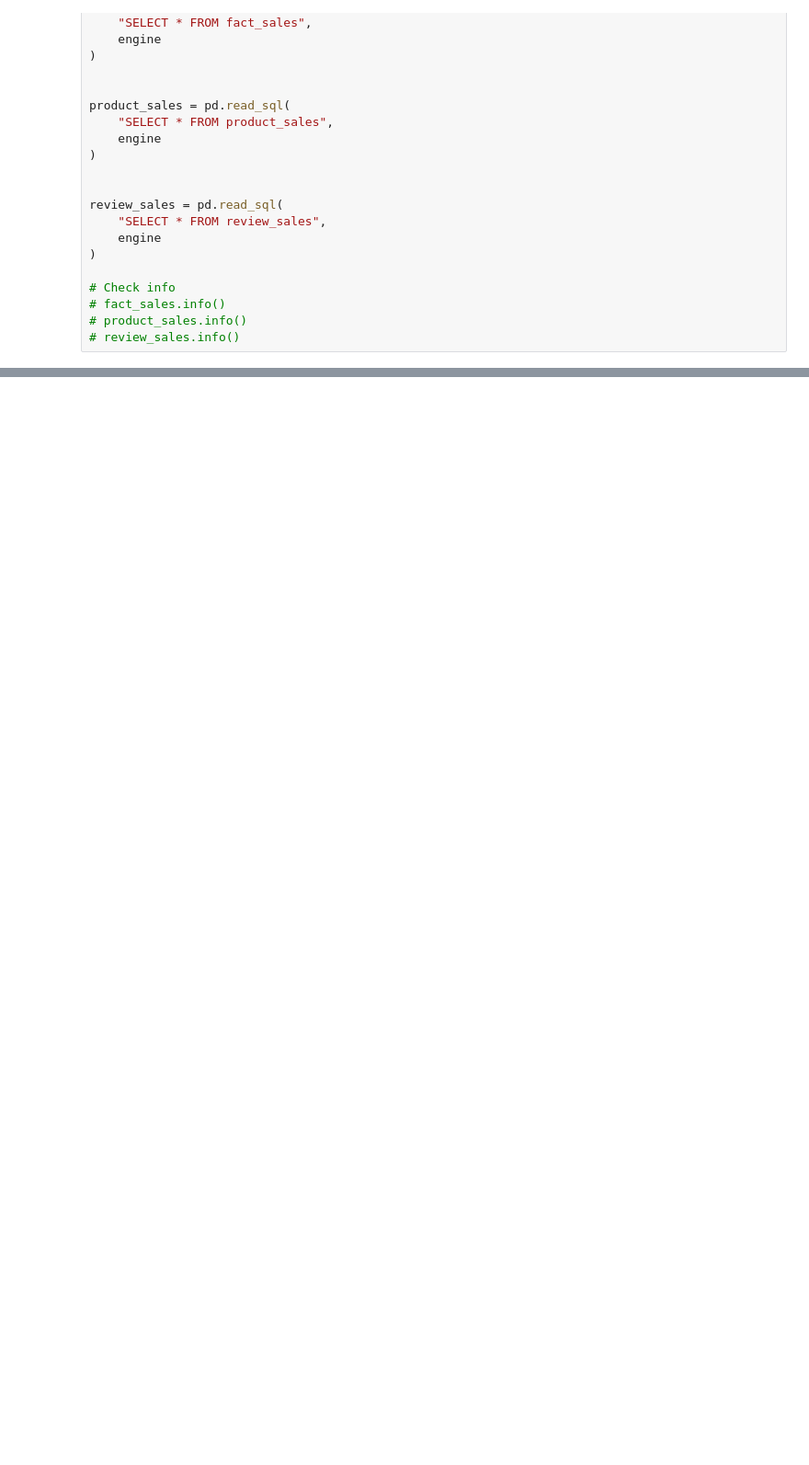
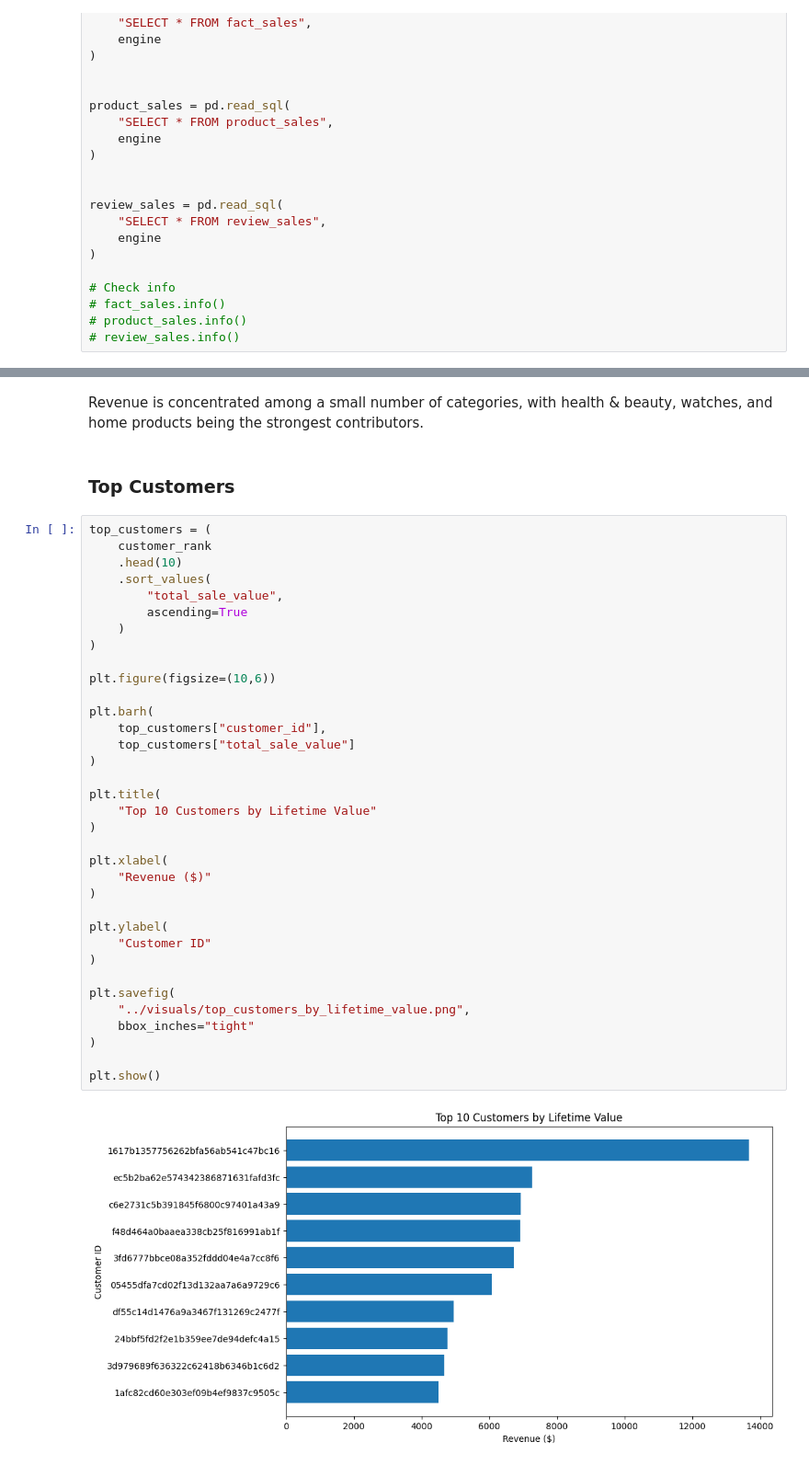
Before and after one commit to benjaminL045/customer-sales-analytics, a Jupyter notebook: python/notebooks/ecommerce_eda.ipynb, the cells around one changed output, grey strips where cells are left out. Shown at 92% size. Saved outputs shown, nothing was run; the diff lists cells and outputs as text; blank space fills up the shorter version.

```diff
--- a/python/notebooks/ecommerce_eda.ipynb
+++ b/python/notebooks/ecommerce_eda.ipynb
@@ -67,0 +896,41 @@ These missing values will be considered during downstream analysis to ensure acc
+# %% [markdown]
+Revenue is concentrated among a small number of categories, with health & beauty, watches, and home products being the strongest contributors.
+# %% [markdown]
+### Top Customers
+# %%
+top_customers = (
+    customer_rank
+    .head(10)
+    .sort_values(
+        "total_sale_value",
+        ascending=True
+    )
+)
+
+plt.figure(figsize=(10,6))
+
+plt.barh(
+    top_customers["customer_id"],
+    top_customers["total_sale_value"]
+)
+
+plt.title(
+    "Top 10 Customers by Lifetime Value"
+)
+
+plt.xlabel(
+    "Revenue ($)"
+)
+
+plt.ylabel(
+    "Customer ID"
+)
+
+plt.savefig(
+    "../visuals/top_customers_by_lifetime_value.png",
+    bbox_inches="tight"
+)
+
+plt.show()
+# %% [output]
+[figure, added]
```
Also changed, not shown: parts of 70 cells of this notebook, 14 other files.
